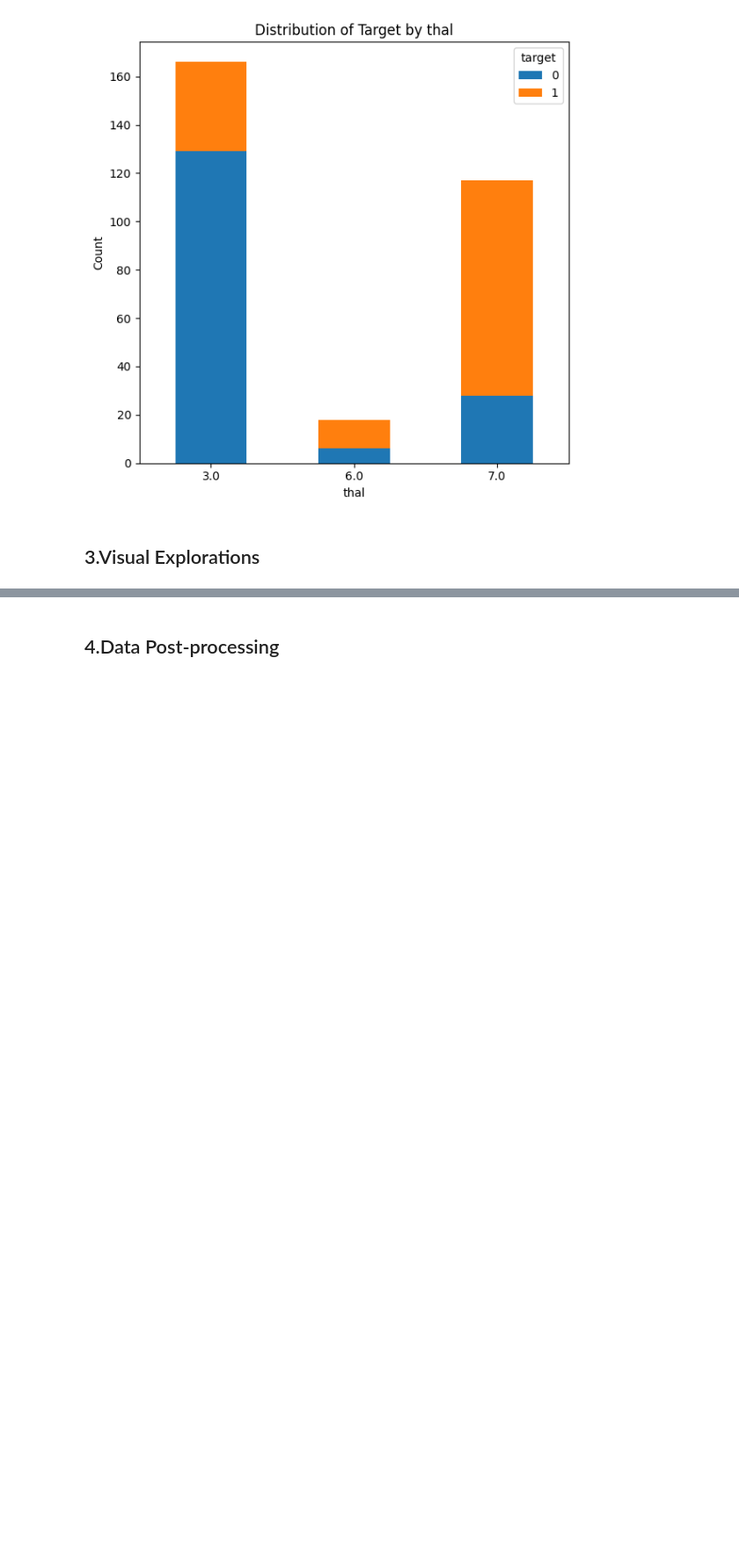
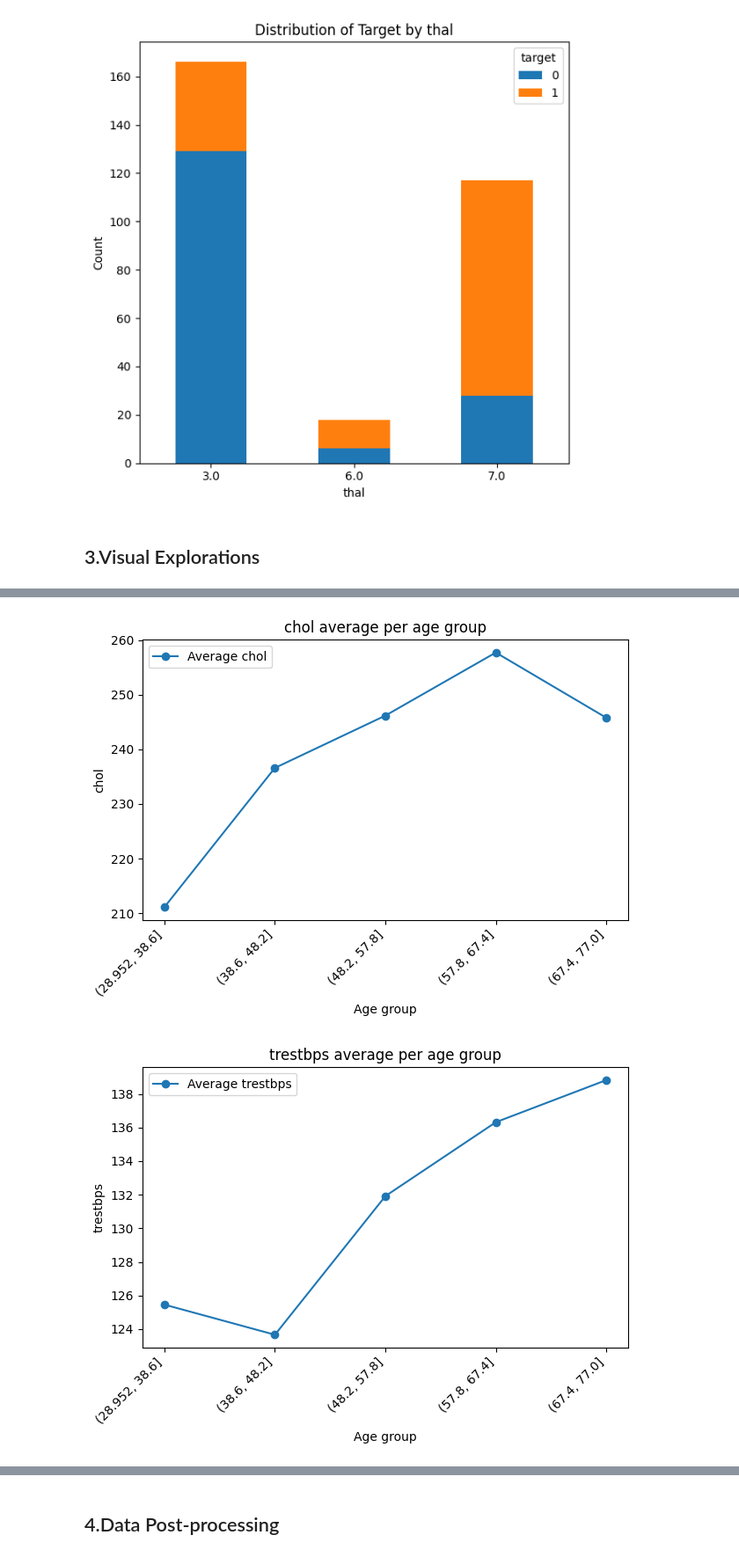
Before and after one commit to mylethidiem/data-science-artificial-intelligence-projects, a Jupyter notebook: Heart-Disease-Diagnosis/notebooks/Feature_Engineering.ipynb, the cells around one changed output, grey strips where cells are left out. Shown at 88% size. Drawn from its saved outputs; the diff is of its cells as text; code cells hidden in the pictures; blank space fills up the shorter version.

```diff
--- a/Heart-Disease-Diagnosis/notebooks/Feature_Engineering.ipynb
+++ b/Heart-Disease-Diagnosis/notebooks/Feature_Engineering.ipynb
@@ -146,0 +192,16 @@ for col in categorical_cols:
+# %%
+# Group means by age bins
+if 'age' in X.columns:
+    age_bins = pd.cut(X['age'], bins=5)
+    for m in ['chol','trestbps','thalach']:
+        if m in X.columns:
+            plt.figure()
+            avg_vals = X.groupby(age_bins)[m].mean() # Calculate mean of m ('chol','trestbps','thalach') for each age bin
+            plt.plot(range(len(avg_vals)), avg_vals, marker='o', label=f'Average {m}')
+            plt.xticks(range(len(avg_vals)), [str(i) for i in avg_vals.index], rotation=45, ha='right') # set x ticks for 5 age groups, label is age bin range
+            plt.xlabel('Age group'); plt.ylabel(m)
+            plt.title(f'{m} average per age group')
+            plt.legend(); plt.tight_layout(); plt.show()
+# %% [output]
+[figure, added]
+[figure, added]
```
Also changed, not shown: parts of 7 cells of this notebook.
